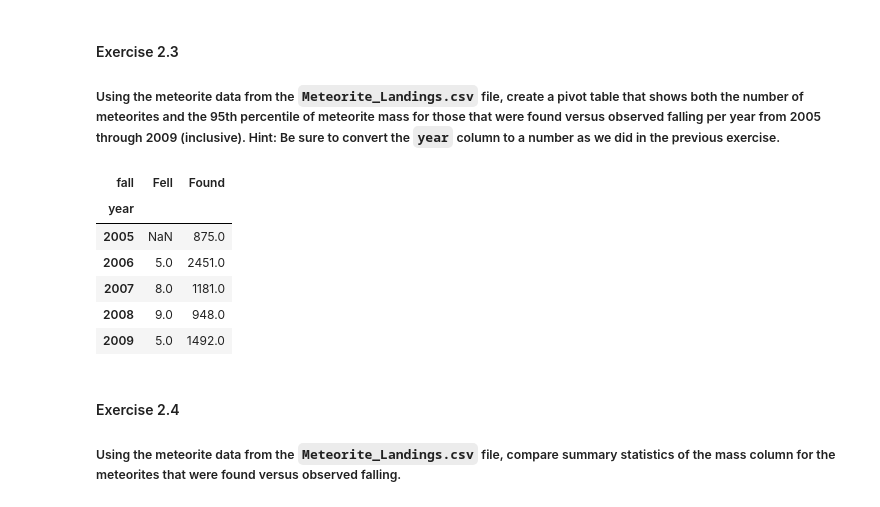
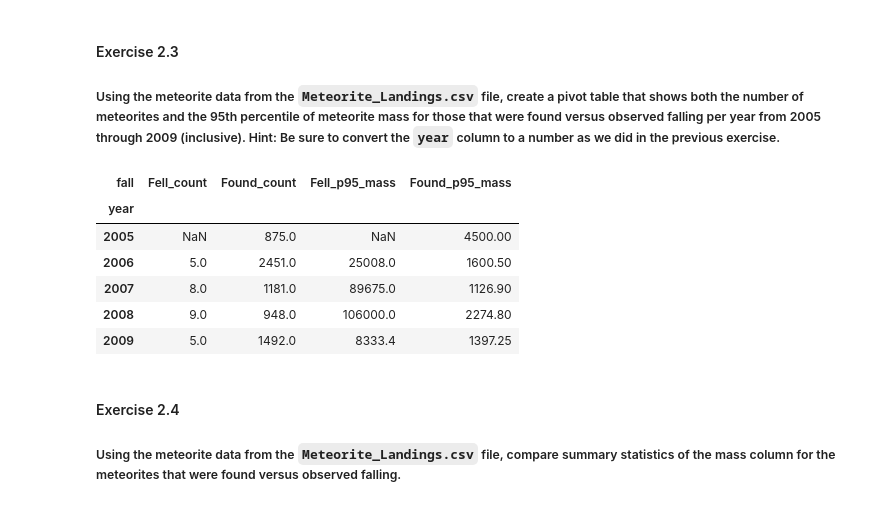
Before and after one commit to LeweBerg/pandas-workshop, a Jupyter notebook: notebooks/workbook.ipynb, the cells around one changed output. Drawn from its saved outputs; the diff is of its cells as text; code cells hidden in the pictures.

```diff
--- a/notebooks/workbook.ipynb
+++ b/notebooks/workbook.ipynb
@@ -131,33 +131,29 @@ between.head()
 # %%
 import pandas as pd
 
 df = pd.read_csv('../data/Meteorite_Landings.csv')
 
-df['year']=df['year'].str.slice(start=6, stop=10)
+df['year'] = df['year'].str.slice(start=6, stop=10)
+df.dropna(subset=['year'], inplace=True)
+df['year'] = df['year'].astype('int64')
 
-df.dropna(subset = ['year'],inplace = True)
+df_filtered = df.query('2005 <= year <= 2009')
 
-df['year']=df['year'].astype('int64')
+count_df = df_filtered.groupby(['year', 'fall'])['id'].count().unstack()
 
-#p95 = lambda x: x.quantile(0.95)
+p95_df = df_filtered.groupby(['year', 'fall'])['mass (g)'].apply(lambda x: x.quantile(0.95)).unstack()
 
-df_pivoted = df.query('year >= 2005 and year <= 2009').pivot_table(index='year', columns = ['fall'], values = 'id', aggfunc = 'count')
+final_df = pd.merge(count_df, p95_df, left_index=True, right_index=True, suffixes=('_count', '_p95_mass'))
 
-#df_pivoted['p95'] = df['mass (g)'].quantile(0.95)
-
-df_pivoted.head(10)
-
-#df_pivoted = df.query('year >= 2005 and year <= 2009').pivot(index='year', columns='fall', values='mass (g)', aggfunc='sum')
-
-#df_pivoted.head()
+final_df.head()
 # %% [output]
-| fall | Fell | Found |
-| year |  |  |
-| 2005 | NaN | 875.0 |
-| 2006 | 5.0 | 2451.0 |
-| 2007 | 8.0 | 1181.0 |
-| 2008 | 9.0 | 948.0 |
-| 2009 | 5.0 | 1492.0 |
+| fall | Fell_count | Found_count | Fell_p95_mass | Found_p95_mass |
+| year |  |  |  |  |
+| 2005 | NaN | 875.0 | NaN | 4500.00 |
+| 2006 | 5.0 | 2451.0 | 25008.0 | 1600.50 |
+| 2007 | 8.0 | 1181.0 | 89675.0 | 1126.90 |
+| 2008 | 9.0 | 948.0 | 106000.0 | 2274.80 |
+| 2009 | 5.0 | 1492.0 | 8333.4 | 1397.25 |
 # %% [markdown]
 #### Exercise 2.4
 ##### Using the meteorite data from the `Meteorite_Landings.csv` file, compare summary statistics of the mass column for the meteorites that were found versus observed falling.
```
Also changed, not shown: parts of 4 cells of this notebook.
